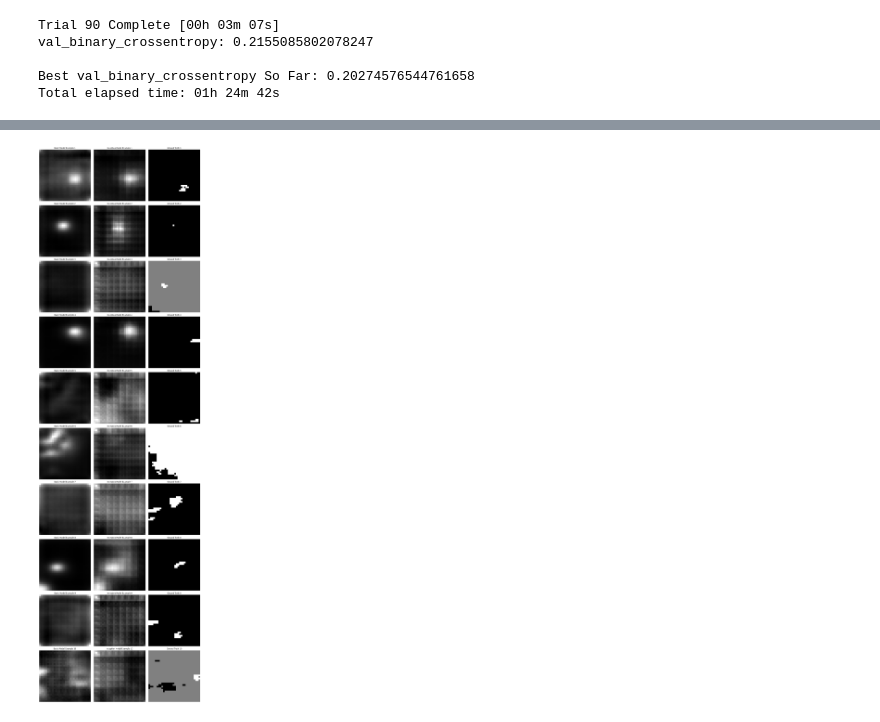
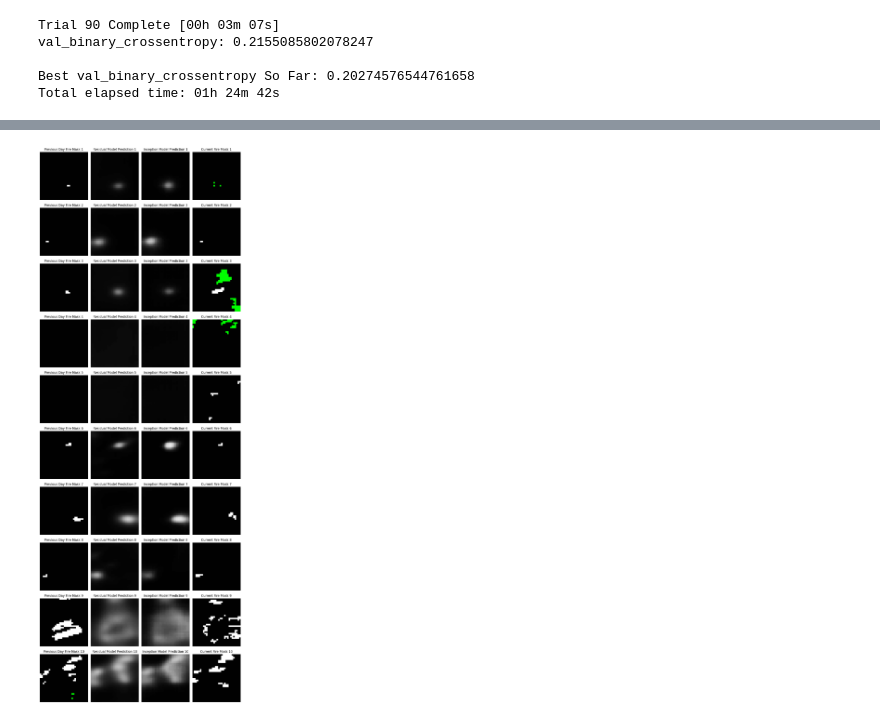
Before and after one commit to spasatron/Fire-Eye, a Jupyter notebook: deep_learning_models/Next_Day_CNN.ipynb, the cells around one changed output, grey strips where cells are left out. Drawn from its saved outputs; the diff is of its cells as text; code cells hidden in the pictures.

```diff
--- a/deep_learning_models/Next_Day_CNN.ipynb
+++ b/deep_learning_models/Next_Day_CNN.ipynb
@@ -867,0 +995,3 @@ top_inception_model = tuner_inception.get_best_models(1)
+# %%
+top_inception = tuner_inception.get_best_models(2)[1]
+top_residual = tuner.get_best_models(1)[0]
@@ -867,0 +1016,8 @@ top_inception_model = tuner_inception.get_best_models(1)
+# %%
+# Top Residual Training
+top_res_hist = top_residual.fit(
+    train_dataset,  # Replace with your training dataset
+    validation_data=val_dataset,  # Replace with your validation dataset
+    epochs=100,
+    callbacks=[tf.keras.callbacks.EarlyStopping(monitor='val_binary_crossentropy', patience=10)]
+)
@@ -867,0 +1044,8 @@ top_inception_model = tuner_inception.get_best_models(1)
+# %%
+#Top Inception Training
+top_inception_hist = top_inception.fit(
+    train_dataset,  # Replace with your training dataset
+    validation_data=val_dataset,  # Replace with your validation dataset
+    epochs=100,
+    callbacks=[tf.keras.callbacks.EarlyStopping(monitor='val_binary_crossentropy', patience=10)]
+)
@@ -868,28 +1103,44 @@ top_inception_model = tuner_inception.get_best_models(1)
 # %%
+from matplotlib.colors import LinearSegmentedColormap
+
+# Define custom colormap
+colors = [(0, 1, 0), (0, 0, 0), (1, 1, 1)]  # Green for -1, Black for 0, White for 1
+nodes = [0, .5, 1]  # Corresponding values for the colormap
+
+custom_cmap = LinearSegmentedColormap.from_list("custom", list(zip(nodes, colors)))
+
+
 num_examples=10
-plt.figure(figsize=(15, 5 * num_examples))
+plt.figure(figsize=(11, 3 * num_examples))
 
 for idx, (inputs, ground_truth) in enumerate(test_dataset.take(num_examples)):
     # Predict using the model
-    predicted_basic_image = top_models[0].predict(inputs)
-    predicted_inception_image = top_inception_model[0].predict(inputs)
+    predicted_basic_image = top_residual.predict(inputs)
+    predicted_inception_image = top_inception.predict(inputs)
 
     # Input Image (Column 1)
-    plt.subplot(num_examples, 3, idx * 3 + 1)
-    plt.imshow(predicted_basic_image[0], cmap="gray")
-    plt.title(f"Basic Model Example {idx+1}")
+    plt.subplot(num_examples, 4, idx * 4 + 1)
+    plt.imshow(inputs[0, :, :, 11], cmap=custom_cmap, vmin=-1, vmax=1)
+    plt.title(f"Previous Day Fire Mask {idx+1}")
     plt.axis("off")
 
-    # Predicted Image (Column 2)
-    plt.subplot(num_examples, 3, idx * 3 + 2)
-    plt.imshow(predicted_inception_image[0], cmap="gray")
-    plt.title(f"Inception Model Example {idx+1}")
+
+    # Input Image (Column 2)
+    plt.subplot(num_examples, 4, idx * 4 + 2)
+    plt.imshow(predicted_basic_image[0], cmap=custom_cmap, vmin=-1, vmax=1)
+    plt.title(f"Residual Model Prediction {idx+1}")
     plt.axis("off")
 
-    # Ground Truth (Column 3)
-    plt.subplot(num_examples, 3, idx * 3 + 3)
-    plt.imshow(ground_truth[0], cmap="gray")
-    plt.title(f"Ground Truth {idx+1}")
+    # Predicted Image (Column 3)
+    plt.subplot(num_examples, 4, idx * 4 + 3)
+    plt.imshow(predicted_inception_image[0], cmap=custom_cmap, vmin=-1, vmax=1)
+    plt.title(f"Inception Model Prediction {idx+1}")
+    plt.axis("off")
+
+    # Ground Truth (Column 4)
+    plt.subplot(num_examples, 4, idx * 4 + 4)
+    plt.imshow(ground_truth[0], cmap=custom_cmap, vmin=-1, vmax=1)
+    plt.title(f"Current Fire Mask {idx+1}")
     plt.axis("off")
 
 # Adjust layout
@@ -919 +1170 @@ plt.show()
-[figure, old version]
+[figure, new version]
```
Also changed, not shown: parts of 14 cells of this notebook.
